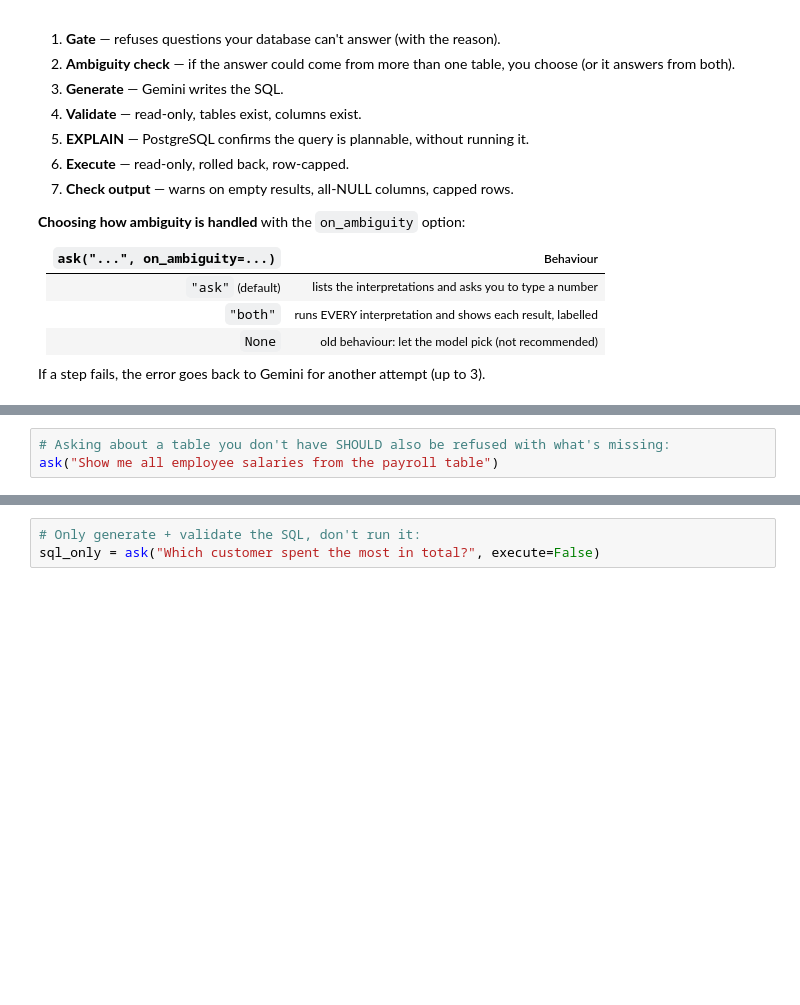
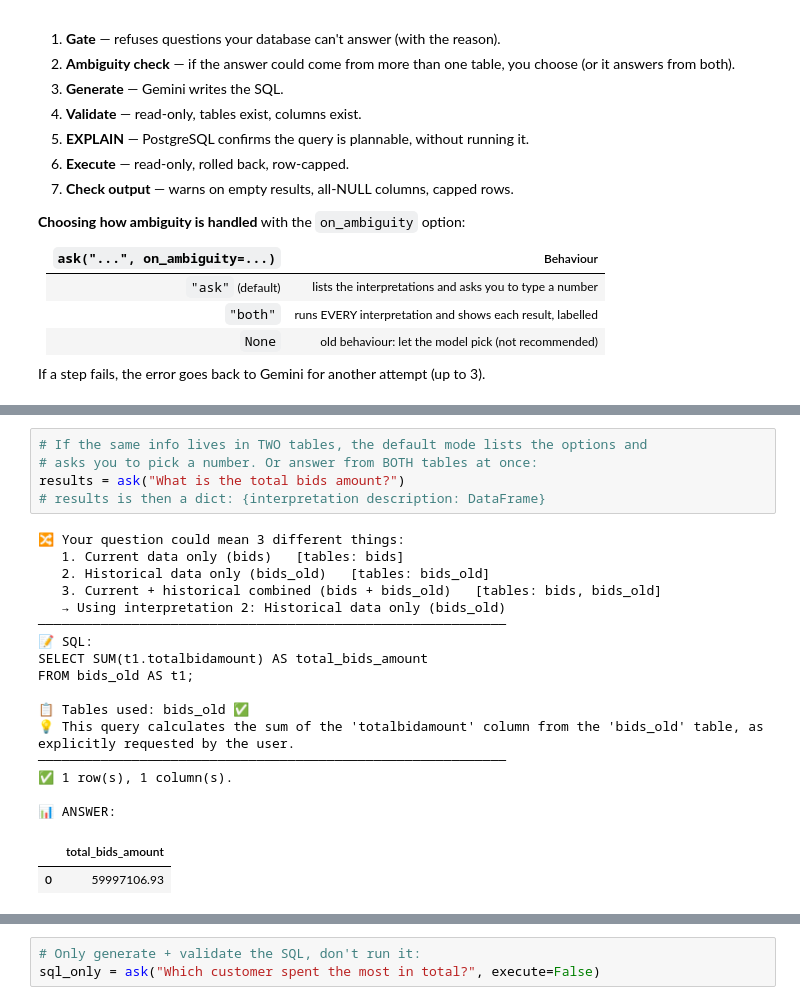
Before and after one commit to vaibhavb226/Pushing_Code_2, a Jupyter notebook: sql_query_expert_v5.ipynb, the cells around one changed output, grey strips where cells are left out. Drawn from its saved outputs; the diff is of its cells as text; blank space fills up the shorter version.

```diff
--- a/sql_query_expert_v5.ipynb
+++ b/sql_query_expert_v5.ipynb
@@ -778,6 +862,27 @@ ask("What is the capital of France?")
 # %%
-# Asking about a table you don't have SHOULD also be refused with what's missing:
-ask("Show me all employee salaries from the payroll table")
+# If the same info lives in TWO tables, the default mode lists the options and
+# asks you to pick a number. Or answer from BOTH tables at once:
+results = ask("What is the total bids amount?")
+# results is then a dict: {interpretation description: DataFrame}
+# %% [output]
+🔀 Your question could mean 3 different things:
+   1. Current data only (bids)   [tables: bids]
+   2. Historical data only (bids_old)   [tables: bids_old]
+   3. Current + historical combined (bids + bids_old)   [tables: bids, bids_old]
+   → Using interpretation 2: Historical data only (bids_old)
+────────────────────────────────────────────────────────────
+📝 SQL:
+SELECT SUM(t1.totalbidamount) AS total_bids_amount
+FROM bids_old AS t1;
+
+📋 Tables used: bids_old ✅
+💡 This query calculates the sum of the 'totalbidamount' column from the 'bids_old' table, as explicitly requested by the user.
+────────────────────────────────────────────────────────────
+✅ 1 row(s), 1 column(s).
+
+📊 ANSWER:
+|  | total_bids_amount |
+| 0 | 59997106.93 |
 # %%
 # If the same info lives in TWO tables, the default mode lists the options and
 # asks you to pick a number. Or answer from BOTH tables at once:
```
Also changed, not shown: parts of 17 cells of this notebook, 2 other files.
